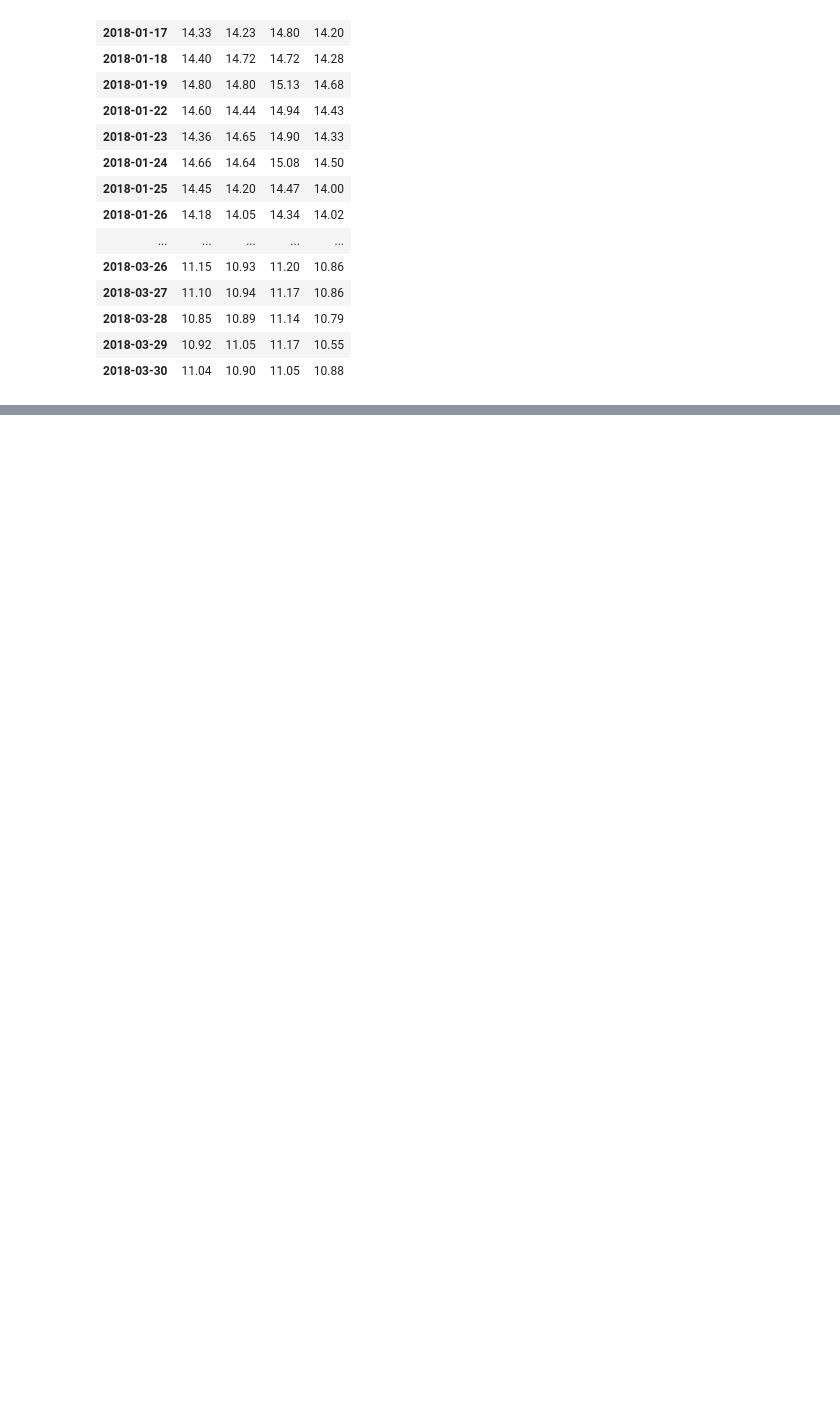
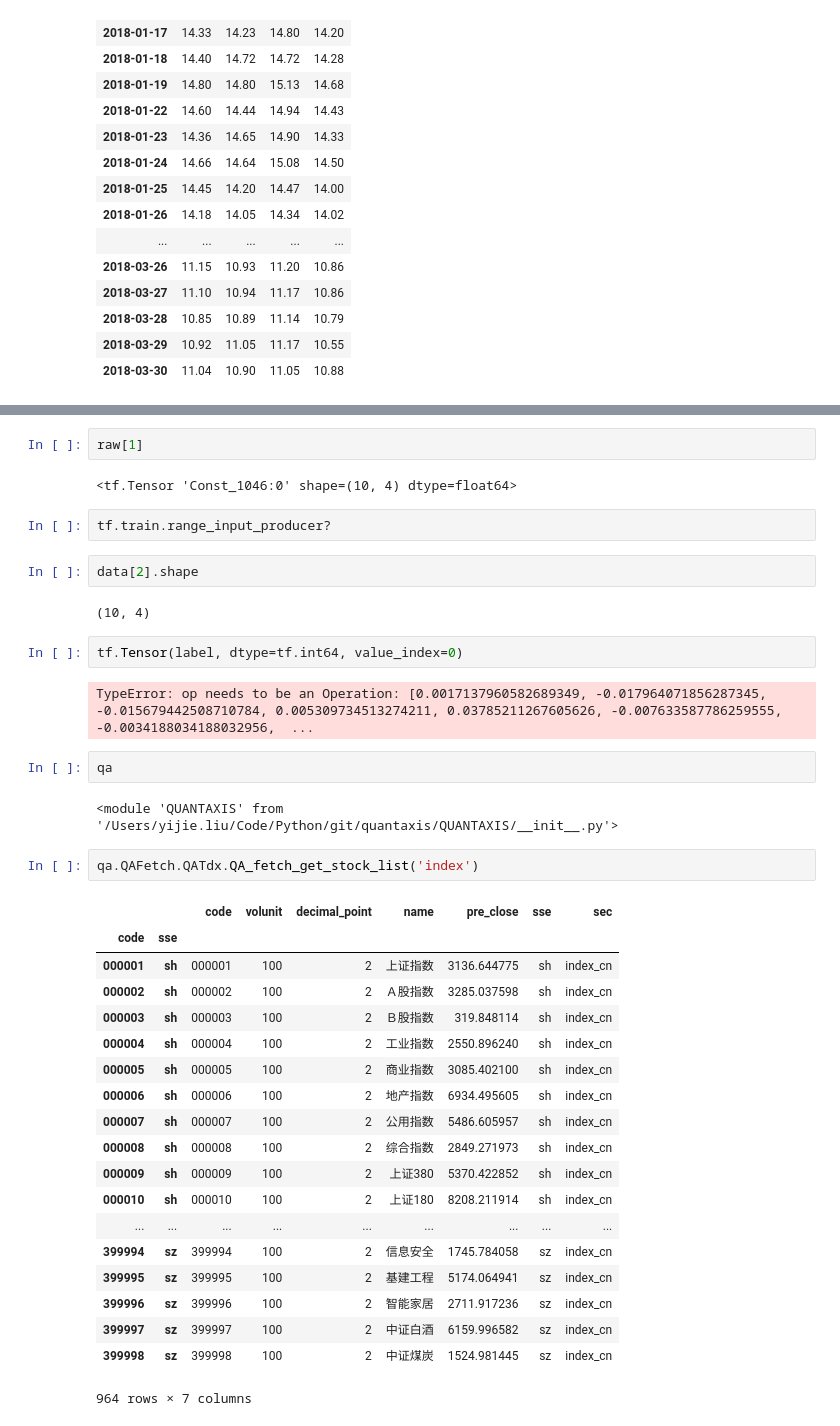
Before and after one commit to musicx/stock_model, a Jupyter notebook: notebook/stock.ipynb, the cells around one changed output, grey strips where cells are left out. Saved outputs shown, nothing was run; the diff lists cells and outputs as text; blank space fills up the shorter version.

```diff
--- a/notebook/stock.ipynb
+++ b/notebook/stock.ipynb
@@ -211,0 +272,40 @@ cdata.iloc[30:, :]
+# %%
+raw[1]
+# %% [output]
+<tf.Tensor 'Const_1046:0' shape=(10, 4) dtype=float64>
+# %%
+tf.train.range_input_producer?
+# %%
+data[2].shape
+# %% [output]
+(10, 4)
+# %%
+tf.Tensor(label, dtype=tf.int64, value_index=0)
+# %% [output]
+TypeError: op needs to be an Operation: [0.0017137960582689349, -0.017964071856287345, -0.015679442508710784, 0.005309734513274211, 0.03785211267605626, -0.007633587786259555, -0.0034188034188032956,  ...
+# %%
+qa
+# %% [output]
+<module 'QUANTAXIS' from '/Users/yijie.liu/Code/Python/git/quantaxis/QUANTAXIS/__init__.py'>
+# %%
+qa.QAFetch.QATdx.QA_fetch_get_stock_list('index')
+# %% [output]
+|  |  | code | volunit | decimal_point | name | pre_close | sse | sec |
+| code | sse |  |  |  |  |  |  |  |
+| 000001 | sh | 000001 | 100 | 2 | 上证指数 | 3136.644775 | sh | index_cn |
+| 000002 | sh | 000002 | 100 | 2 | Ａ股指数 | 3285.037598 | sh | index_cn |
+| 000003 | sh | 000003 | 100 | 2 | Ｂ股指数 | 319.848114 | sh | index_cn |
+| 000004 | sh | 000004 | 100 | 2 | 工业指数 | 2550.896240 | sh | index_cn |
+| 000005 | sh | 000005 | 100 | 2 | 商业指数 | 3085.402100 | sh | index_cn |
+| 000006 | sh | 000006 | 100 | 2 | 地产指数 | 6934.495605 | sh | index_cn |
+| 000007 | sh | 000007 | 100 | 2 | 公用指数 | 5486.605957 | sh | index_cn |
+| 000008 | sh | 000008 | 100 | 2 | 综合指数 | 2849.271973 | sh | index_cn |
+| 000009 | sh | 000009 | 100 | 2 | 上证380 | 5370.422852 | sh | index_cn |
+| 000010 | sh | 000010 | 100 | 2 | 上证180 | 8208.211914 | sh | index_cn |
+| ... | ... | ... | ... | ... | ... | ... | ... | ... |
+| 399994 | sz | 399994 | 100 | 2 | 信息安全 | 1745.784058 | sz | index_cn |
+| 399995 | sz | 399995 | 100 | 2 | 基建工程 | 5174.064941 | sz | index_cn |
+| 399996 | sz | 399996 | 100 | 2 | 智能家居 | 2711.917236 | sz | index_cn |
+| 399997 | sz | 399997 | 100 | 2 | 中证白酒 | 6159.996582 | sz | index_cn |
+| 399998 | sz | 399998 | 100 | 2 | 中证煤炭 | 1524.981445 | sz | index_cn |
+964 rows × 7 columns
```
Also changed, not shown: parts of 7 cells of this notebook, 2 other files.
